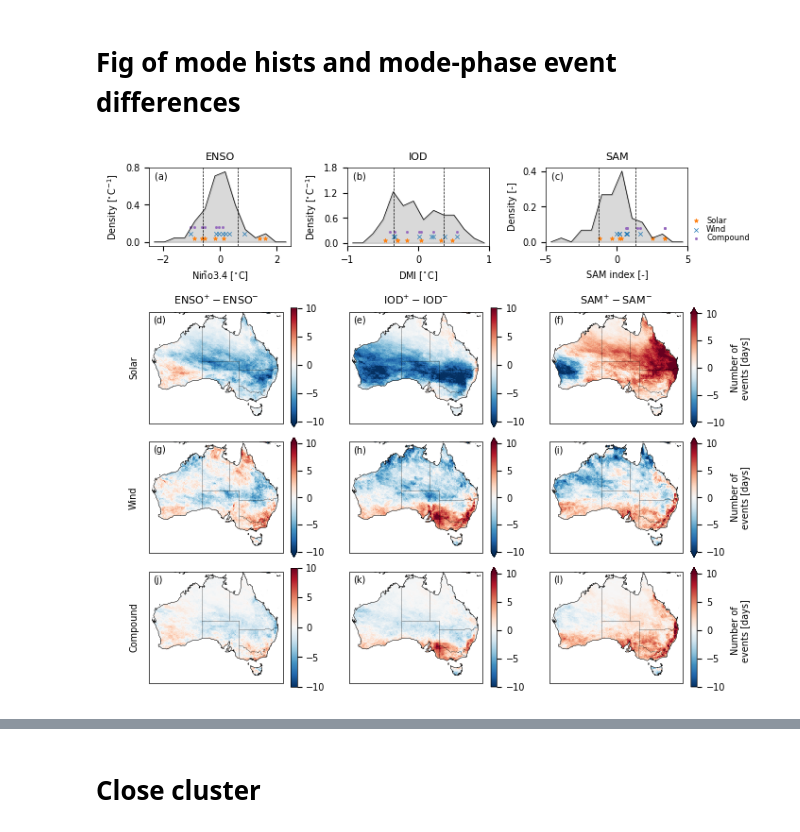
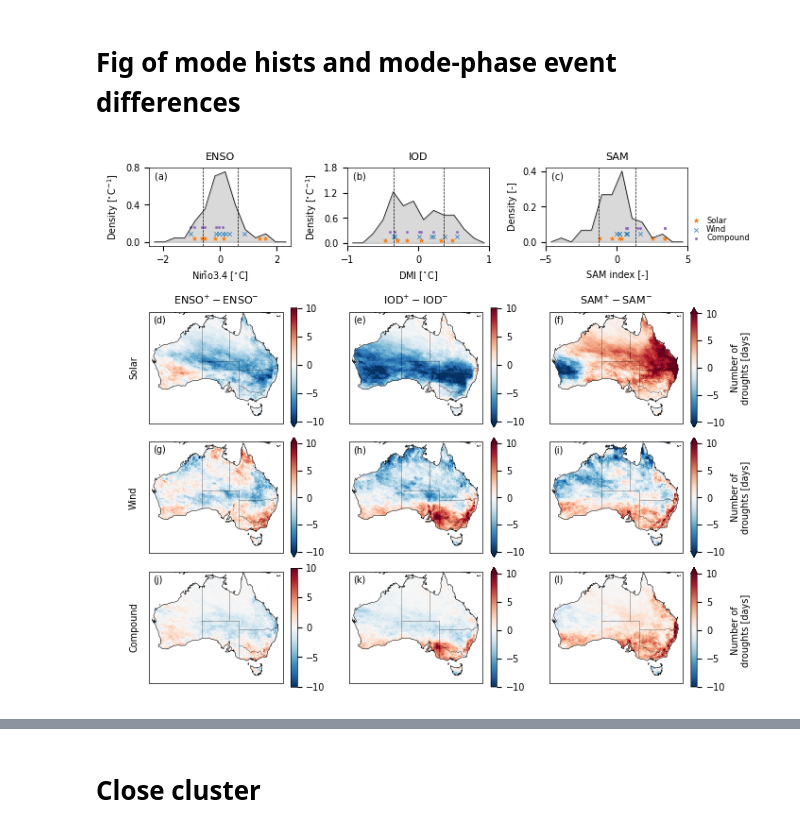
Before and after one commit to dougrichardson/Richardson_2023_energy, a Jupyter notebook: 3_modes.ipynb, the cells around one changed output, grey strips where cells are left out. Saved outputs shown, nothing was run; the diff lists cells and outputs as text; code cells hidden in the pictures.

```diff
--- a/3_modes.ipynb
+++ b/3_modes.ipynb
@@ -637,7 +637,8 @@ def plot_mode_diff(ax, event_da, mode_da, season, scale, vmin, vmax, label, sign
 
     ax.set_title('')
 
-    return pvals
+    if signif:
+        return pvals
 # %% [markdown]
 # Fig of mode hists and mode-phase event differences
 # %%
@@ -647,7 +648,7 @@ def fig_mode_pdf_and_diff(
     season,
     scale,
     dividers,
-    cbar_label='Number of\nevents [days]',
+    cbar_label='Number of\ndroughts [days]',
     signif=False,
     save_fig=False
 ):
@@ -752,11 +753,11 @@ def fig_mode_pdf_and_diff(
 # %%
 fig_mode_pdf_and_diff(
     [-2.5, -1, -5],
     [
     aus_events_mssrd_seasonal_total,
     aus_events_100w_seasonal_total,
     aus_events_both_seasonal_total
-], 'Winter', scale=None, dividers=[1, 1, 1], save_fig=True)
+], 'Winter', scale=None, dividers=[1, 1, 1], signif=False, save_fig=True)
 # %% [output]
-[figure, old version]
+[figure, new version]
 # %%
```
Also changed, not shown: parts of 8 cells of this notebook, 13 other files.
